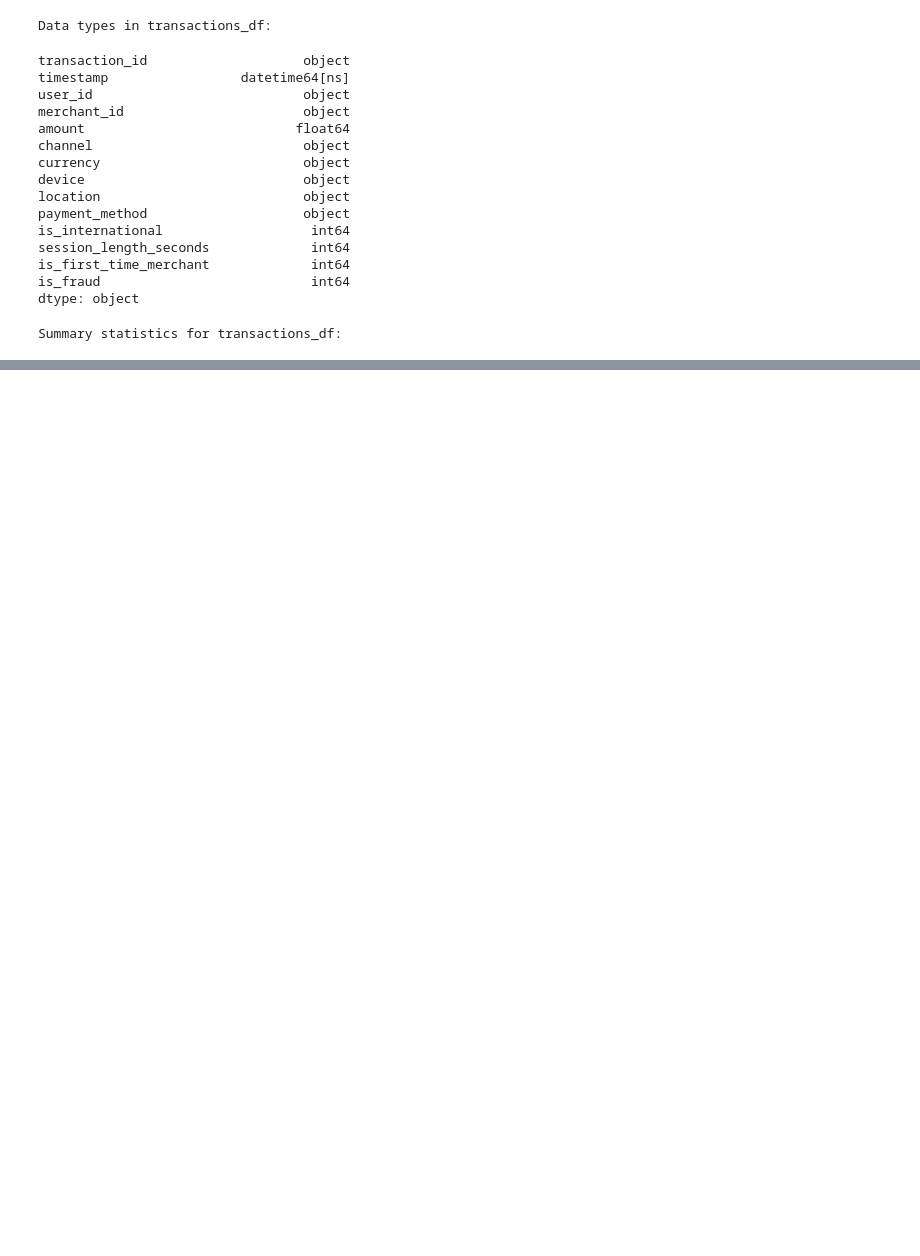
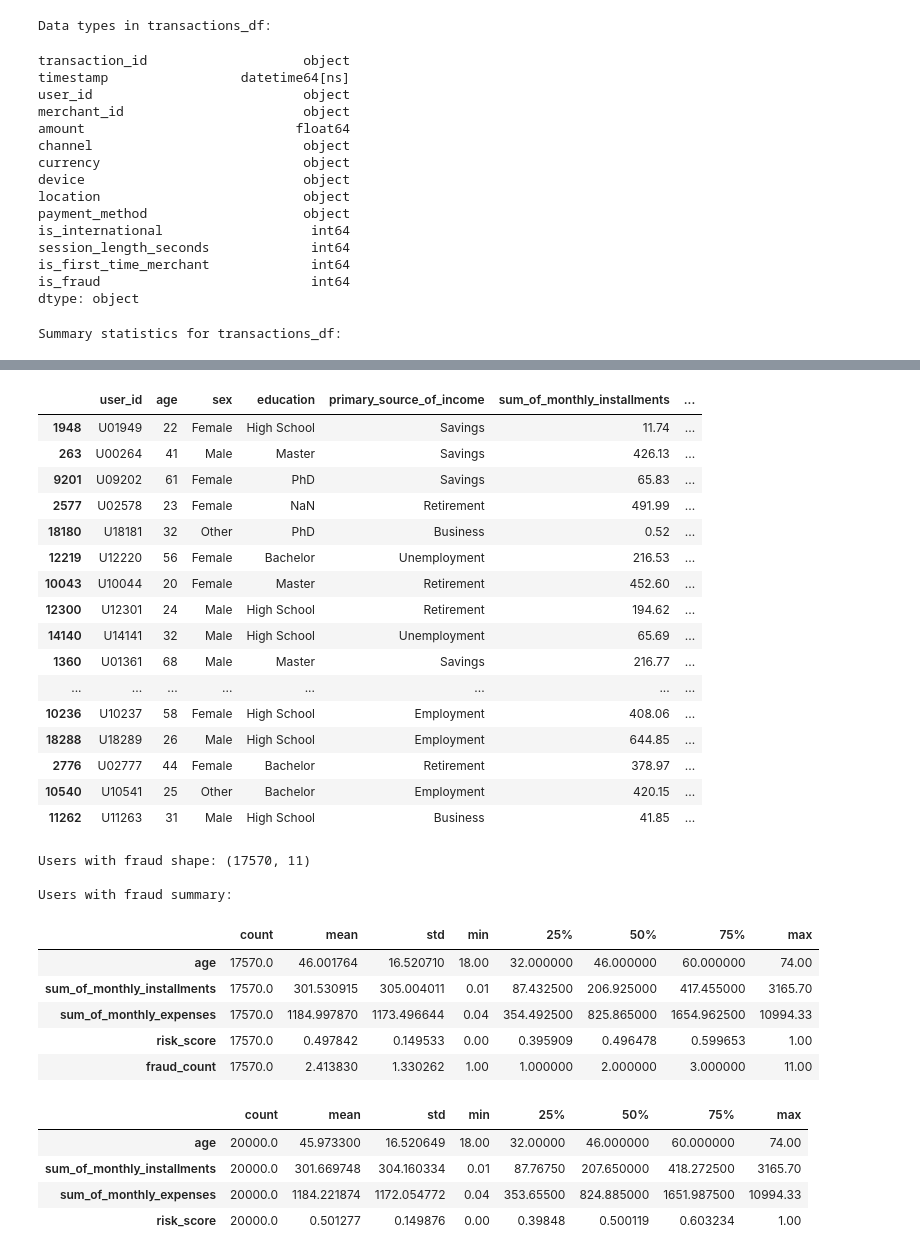
Before and after one commit to b-szczesniak/hackathon-entry, a Jupyter notebook: data_exploration.ipynb, the cells around one changed output, grey strips where cells are left out. Cells and saved outputs as stored; diff of their text form; code cells hidden in the pictures; blank space fills up the shorter version.

```diff
--- a/data_exploration.ipynb
+++ b/data_exploration.ipynb
@@ -215,0 +249,46 @@ Correlation matrix:
+# %%
+# positive = transactions_df.copy()
+# positive = positive[positive['is_fraud'] == 1]
+# users_with_fraud = users_df.copy()
+# users_with_fraud['fraud_count'] = 0
+# for i in range(len(positive)):
+#     users_with_fraud.loc[users_with_fraud['user_id'] == positive.iloc[i]['user_id'], 'fraud_count'] += 1
+# users_with_fraud = users_with_fraud[users_with_fraud['fraud_count'] > 0]
+# users_with_fraud.sort_values(by='fraud_count', ascending=False, inplace=True)
+display(users_with_fraud.head(30))
+print(f"\nUsers with fraud shape: {users_with_fraud.shape}")
+print(f"\nUsers with fraud summary:")
+display(users_with_fraud.describe().T)
+display(users_df.describe().T)
+# %% [output]
+|  | user_id | age | sex | education | primary_source_of_income | sum_of_monthly_installments | ... |
+| 1948 | U01949 | 22 | Female | High School | Savings | 11.74 | ... |
+| 263 | U00264 | 41 | Male | Master | Savings | 426.13 | ... |
+| 9201 | U09202 | 61 | Female | PhD | Savings | 65.83 | ... |
+| 2577 | U02578 | 23 | Female | NaN | Retirement | 491.99 | ... |
+| 18180 | U18181 | 32 | Other | PhD | Business | 0.52 | ... |
+| 12219 | U12220 | 56 | Female | Bachelor | Unemployment | 216.53 | ... |
+| 10043 | U10044 | 20 | Female | Master | Retirement | 452.60 | ... |
+| 12300 | U12301 | 24 | Male | High School | Retirement | 194.62 | ... |
+| 14140 | U14141 | 32 | Male | High School | Unemployment | 65.69 | ... |
+| 1360 | U01361 | 68 | Male | Master | Savings | 216.77 | ... |
+| ... | ... | ... | ... | ... | ... | ... | ... |
+| 10236 | U10237 | 58 | Female | High School | Employment | 408.06 | ... |
+| 18288 | U18289 | 26 | Male | High School | Employment | 644.85 | ... |
+| 2776 | U02777 | 44 | Female | Bachelor | Retirement | 378.97 | ... |
+| 10540 | U10541 | 25 | Other | Bachelor | Employment | 420.15 | ... |
+| 11262 | U11263 | 31 | Male | High School | Business | 41.85 | ... |
+Users with fraud shape: (17570, 11)
+
+Users with fraud summary:
+|  | count | mean | std | min | 25% | 50% | 75% | max |
+| age | 17570.0 | 46.001764 | 16.520710 | 18.00 | 32.000000 | 46.000000 | 60.000000 | 74.00 |
+| sum_of_monthly_installments | 17570.0 | 301.530915 | 305.004011 | 0.01 | 87.432500 | 206.925000 | 417.455000 | 3165.70 |
+| sum_of_monthly_expenses | 17570.0 | 1184.997870 | 1173.496644 | 0.04 | 354.492500 | 825.865000 | 1654.962500 | 10994.33 |
+| risk_score | 17570.0 | 0.497842 | 0.149533 | 0.00 | 0.395909 | 0.496478 | 0.599653 | 1.00 |
+| fraud_count | 17570.0 | 2.413830 | 1.330262 | 1.00 | 1.000000 | 2.000000 | 3.000000 | 11.00 |
+|  | count | mean | std | min | 25% | 50% | 75% | max |
+| age | 20000.0 | 45.973300 | 16.520649 | 18.00 | 32.00000 | 46.000000 | 60.000000 | 74.00 |
+| sum_of_monthly_installments | 20000.0 | 301.669748 | 304.160334 | 0.01 | 87.76750 | 207.650000 | 418.272500 | 3165.70 |
+| sum_of_monthly_expenses | 20000.0 | 1184.221874 | 1172.054772 | 0.04 | 353.65500 | 824.885000 | 1651.987500 | 10994.33 |
+| risk_score | 20000.0 | 0.501277 | 0.149876 | 0.00 | 0.39848 | 0.500119 | 0.603234 | 1.00 |
```
Also changed, not shown: parts of 12 cells of this notebook, 2 other files.
